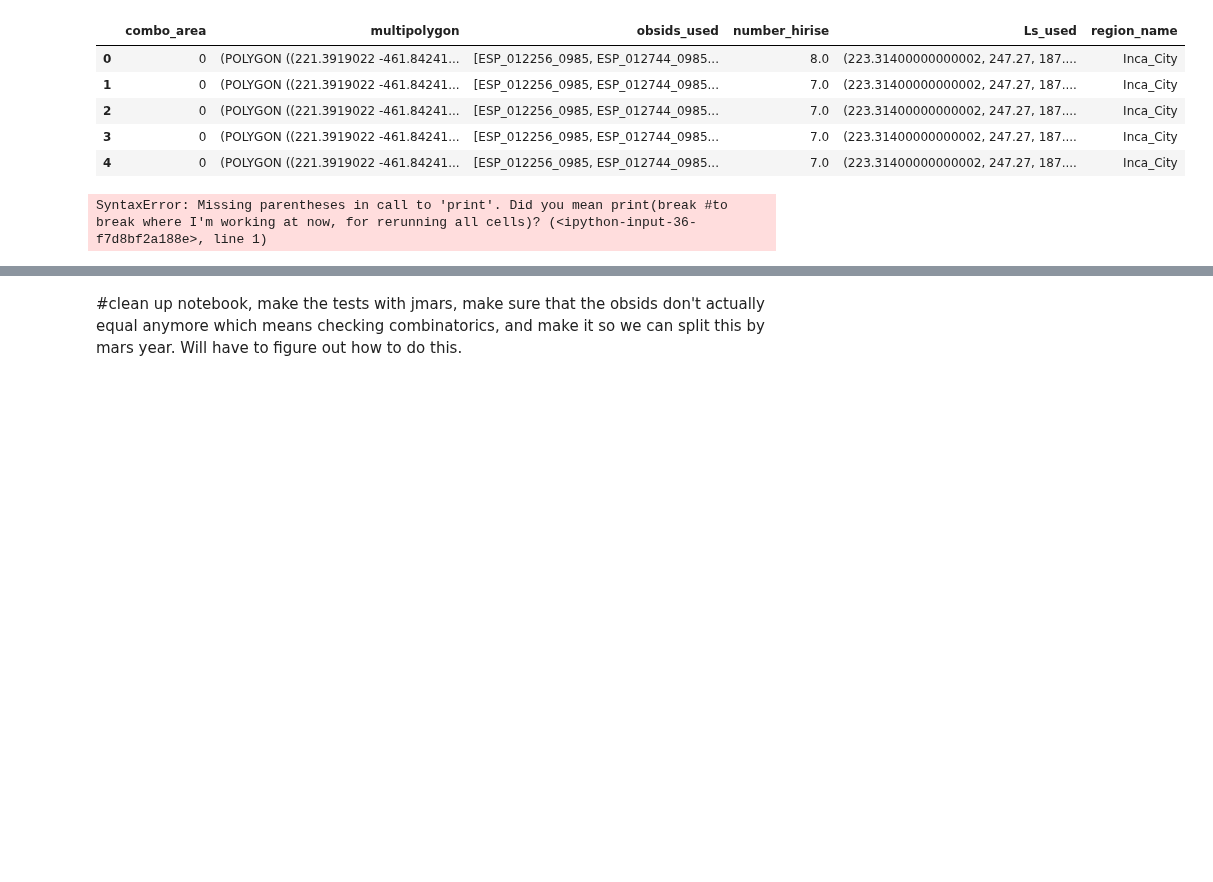
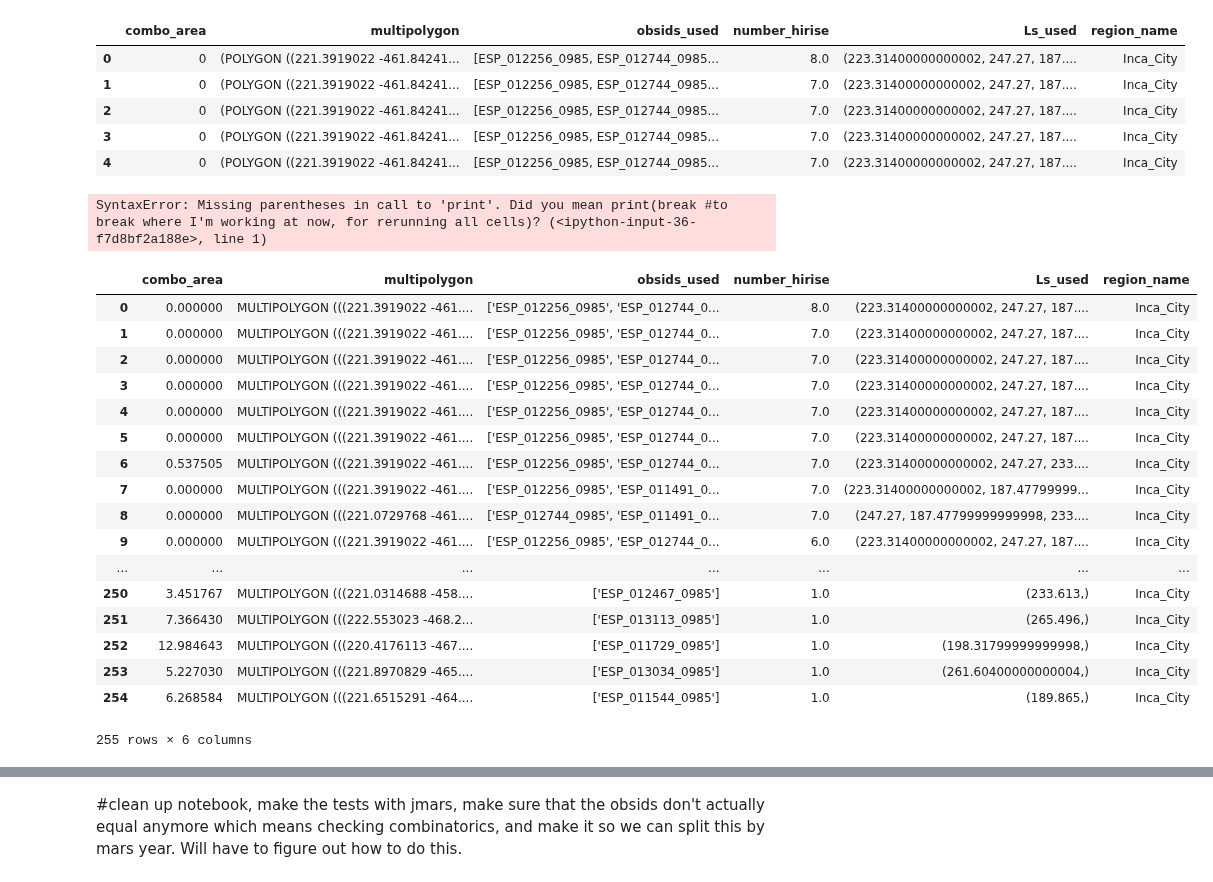
Before and after one commit to zalfalah/Honors, a Jupyter notebook: Creating Combo DF Specific Case .ipynb, the cells around one changed output, grey strips where cells are left out. Saved outputs shown, nothing was run; the diff lists cells and outputs as text; code cells hidden in the pictures; blank space fills up the shorter version.

```diff
--- a/Creating Combo DF Specific Case .ipynb
+++ b/Creating Combo DF Specific Case .ipynb
@@ -424 +570,24 @@ SyntaxError: Missing parentheses in call to 'print'. Did you mean print(break #t
+# %%
+checktest = pd.read_csv('testreduce.csv')
+# %%
+checktest
+# %% [output]
+|  | combo_area | multipolygon | obsids_used | number_hirise | Ls_used | region_name |
+| 0 | 0.000000 | MULTIPOLYGON (((221.3919022 -461.... | ['ESP_012256_0985', 'ESP_012744_0... | 8.0 | (223.31400000000002, 247.27, 187.... | Inca_City |
+| 1 | 0.000000 | MULTIPOLYGON (((221.3919022 -461.... | ['ESP_012256_0985', 'ESP_012744_0... | 7.0 | (223.31400000000002, 247.27, 187.... | Inca_City |
+| 2 | 0.000000 | MULTIPOLYGON (((221.3919022 -461.... | ['ESP_012256_0985', 'ESP_012744_0... | 7.0 | (223.31400000000002, 247.27, 187.... | Inca_City |
+| 3 | 0.000000 | MULTIPOLYGON (((221.3919022 -461.... | ['ESP_012256_0985', 'ESP_012744_0... | 7.0 | (223.31400000000002, 247.27, 187.... | Inca_City |
+| 4 | 0.000000 | MULTIPOLYGON (((221.3919022 -461.... | ['ESP_012256_0985', 'ESP_012744_0... | 7.0 | (223.31400000000002, 247.27, 187.... | Inca_City |
+| 5 | 0.000000 | MULTIPOLYGON (((221.3919022 -461.... | ['ESP_012256_0985', 'ESP_012744_0... | 7.0 | (223.31400000000002, 247.27, 187.... | Inca_City |
+| 6 | 0.537505 | MULTIPOLYGON (((221.3919022 -461.... | ['ESP_012256_0985', 'ESP_012744_0... | 7.0 | (223.31400000000002, 247.27, 233.... | Inca_City |
+| 7 | 0.000000 | MULTIPOLYGON (((221.3919022 -461.... | ['ESP_012256_0985', 'ESP_011491_0... | 7.0 | (223.31400000000002, 187.47799999... | Inca_City |
+| 8 | 0.000000 | MULTIPOLYGON (((221.0729768 -461.... | ['ESP_012744_0985', 'ESP_011491_0... | 7.0 | (247.27, 187.47799999999998, 233.... | Inca_City |
+| 9 | 0.000000 | MULTIPOLYGON (((221.3919022 -461.... | ['ESP_012256_0985', 'ESP_012744_0... | 6.0 | (223.31400000000002, 247.27, 187.... | Inca_City |
+| ... | ... | ... | ... | ... | ... | ... |
+| 250 | 3.451767 | MULTIPOLYGON (((221.0314688 -458.... | ['ESP_012467_0985'] | 1.0 | (233.613,) | Inca_City |
+| 251 | 7.366430 | MULTIPOLYGON (((222.553023 -468.2... | ['ESP_013113_0985'] | 1.0 | (265.496,) | Inca_City |
+| 252 | 12.984643 | MULTIPOLYGON (((220.4176113 -467.... | ['ESP_011729_0985'] | 1.0 | (198.31799999999998,) | Inca_City |
+| 253 | 5.227030 | MULTIPOLYGON (((221.8970829 -465.... | ['ESP_013034_0985'] | 1.0 | (261.60400000000004,) | Inca_City |
+| 254 | 6.268584 | MULTIPOLYGON (((221.6515291 -464.... | ['ESP_011544_0985'] | 1.0 | (189.865,) | Inca_City |
+255 rows × 6 columns
 # %%
```
Also changed, not shown: parts of 39 cells of this notebook, 2 other files.
